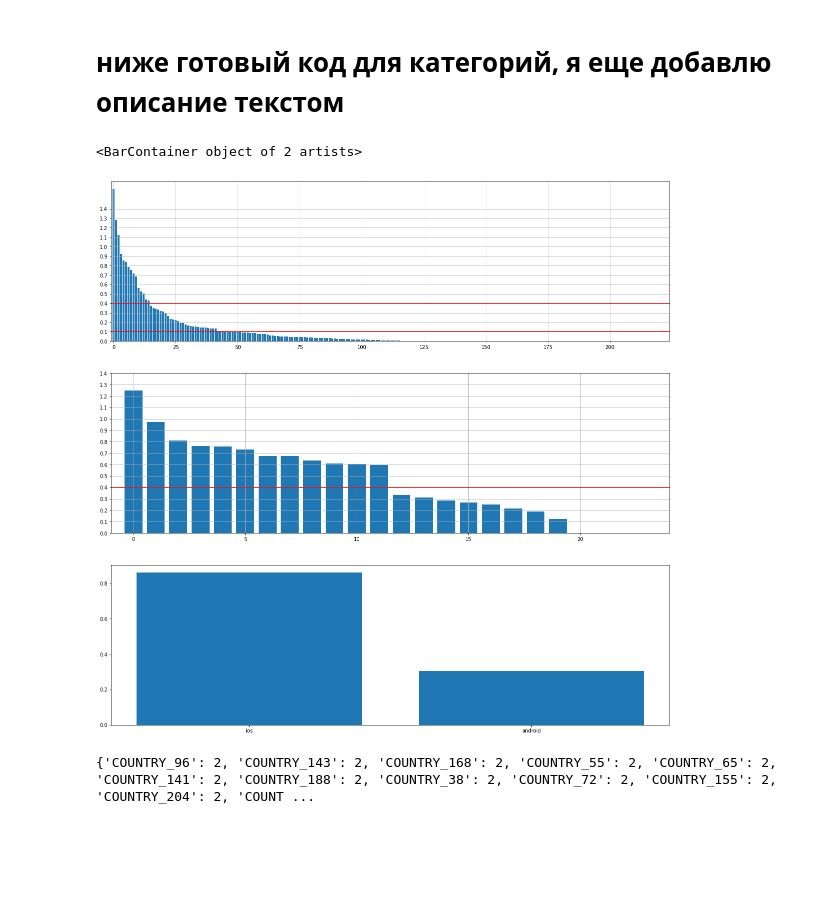
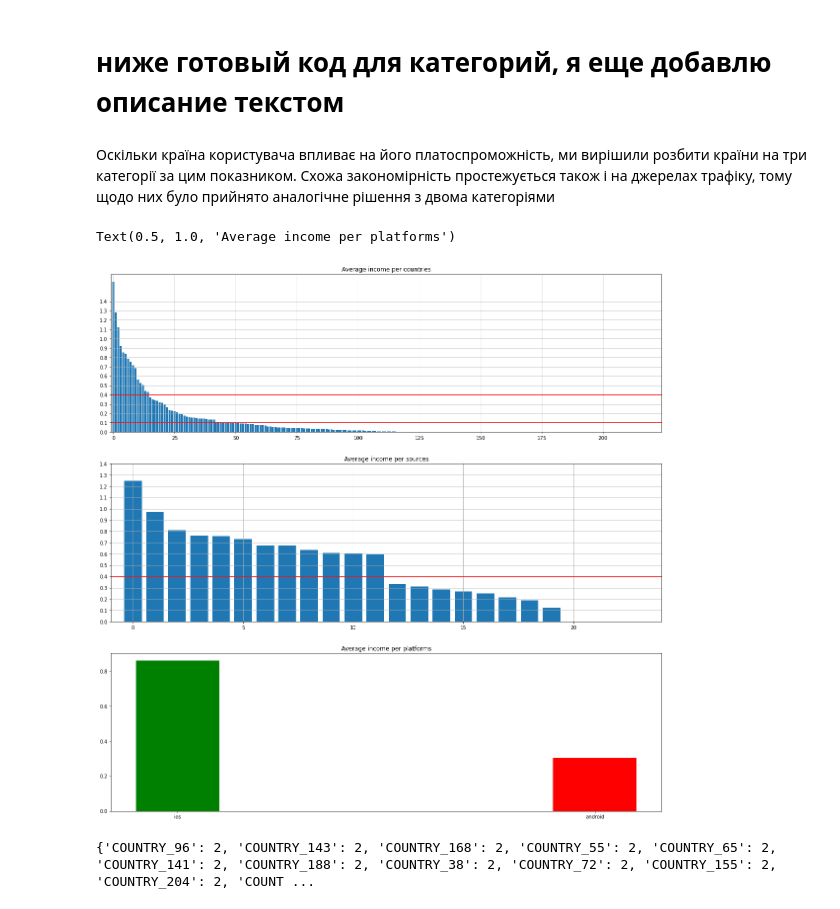
Before and after one commit to Yevgenialno/Game-Revenue-Forecast, a Jupyter notebook: LTV_project.ipynb, the cells around one changed output. Cells and saved outputs as stored; diff of their text form; code cells hidden in the pictures; blank space fills up the shorter version.

```diff
--- a/LTV_project.ipynb
+++ b/LTV_project.ipynb
@@ -33,6 +33,8 @@ ltv_frame.head()
 5 rows × 63 columns
 # %% [markdown]
 <H1>ниже готовый код для категорий, я еще добавлю описание текстом</H1>
+# %% [markdown]
+<P>Оскільки країна користувача впливає на його платоспроможність, ми вирішили розбити країни на три категорії за цим показником. Схожа закономірність простежується також і на джерелах трафіку, тому щодо них було прийнято аналогічне рішення з двома категоріями</P>
 # %%
 #групуємо дані та рахуємо середнє по країнам, джерелам та платформам щоби визначити категорії
 income_per_country = ltv_frame[['country_code', 'target_full_ltv_day30']].groupby('country_code').agg(
@@ -52,31 +54,34 @@ income_per_platform = income_per_platform.sort_values(ascending=False)
 # %%
 #визначаємо категорії
 country_categories = [0.1, 0.4]
 country_count = len(income_per_country)
 source_categories = [0.4]
 source_count = len(income_per_source)
 
 #візуалізуємо результати
 fig, ax = plt.subplots(nrows = 3, figsize=(20, 20))
 
 ax[0].bar(range(country_count), income_per_country.values)
 for category in country_categories:
     ax[0].plot([-1, country_count], [category, category], color="r")
 ax[0].set_xlim(-1, country_count)
 ax[0].yaxis.set_ticks(np.arange(0, 1.5, 0.1))
+ax[0].set_title("Average income per countries")
 ax[0].grid()
 
 ax[1].bar(range(len(income_per_source)), income_per_source.values)
 for category in source_categories:
     ax[1].plot([-1, source_count], [category, category], color="r")
 ax[1].set_xlim(-1, source_count)
 ax[1].yaxis.set_ticks(np.arange(0, 1.5, 0.1))
+ax[1].set_title("Average income per sources")
 ax[1].grid()
 
-ax[2].bar(income_per_platform.index, income_per_platform.values)
+ax[2].bar(income_per_platform.index, income_per_platform.values, width = 0.2, color = ['green', 'red'])
+ax[2].set_title("Average income per platforms")
 # %% [output]
-<BarContainer object of 2 artists>
+Text(0.5, 1.0, 'Average income per platforms')
-[figure, old version]
+[figure, new version]
 # %%
 #створюємо словник категорій
 category_dict = {}
```
